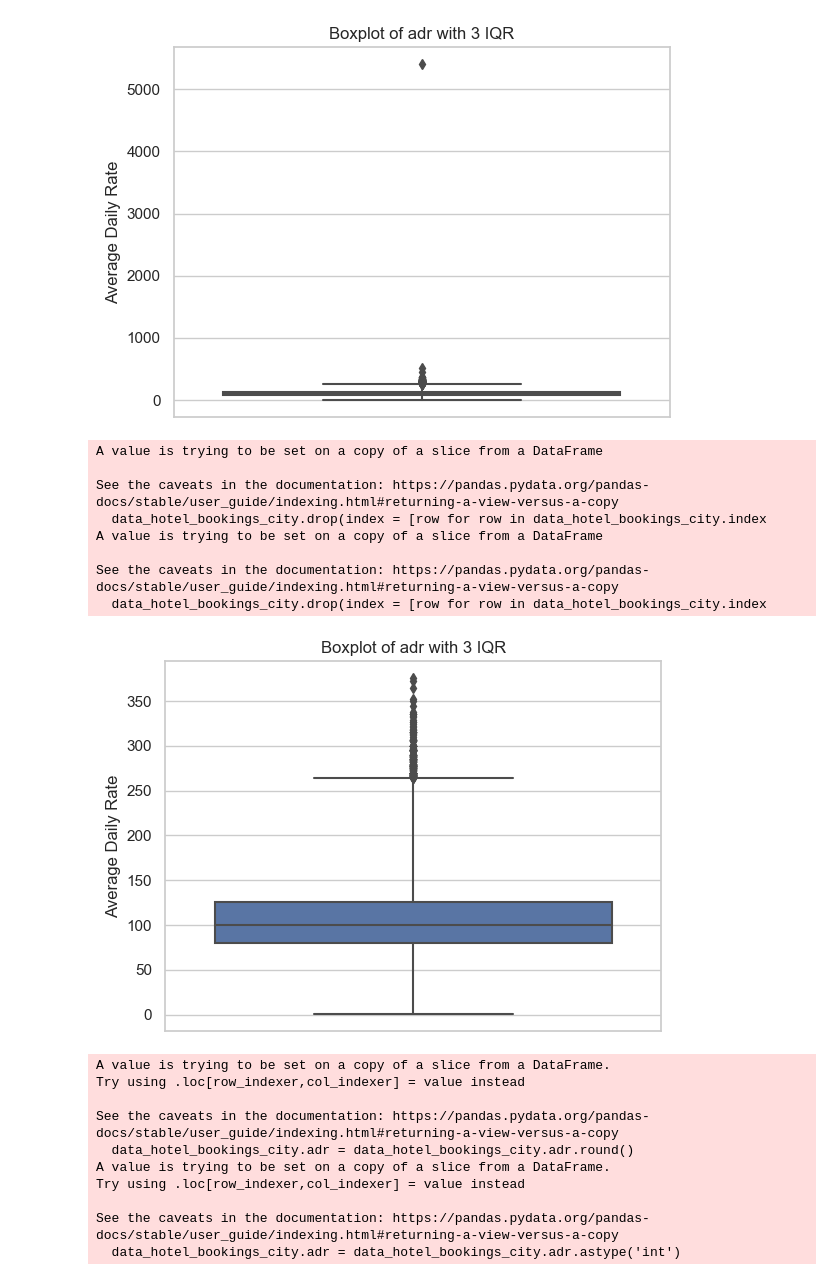
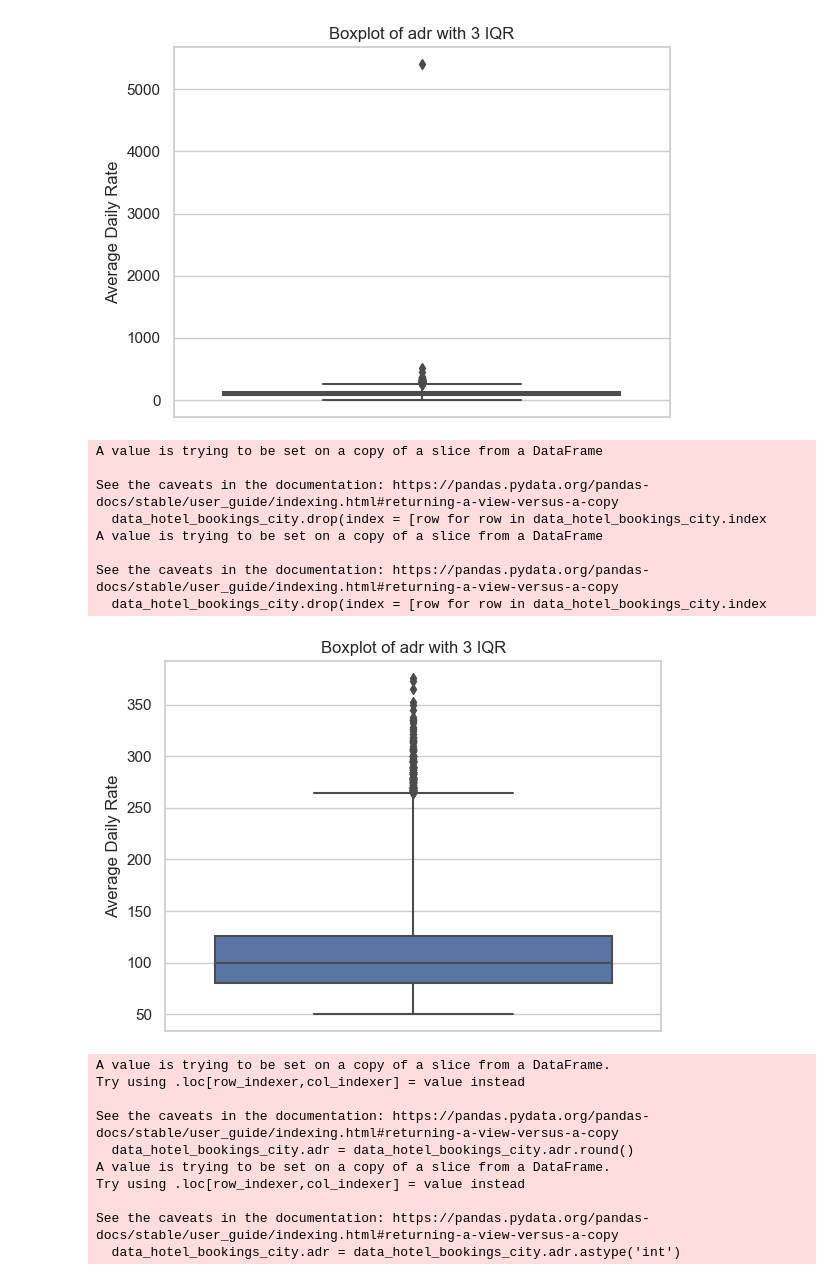
Before and after one commit to brandonmanggo/IS3107_G2, a Jupyter notebook: Dashboard/Models/model_price.ipynb, the cells around one changed output. Drawn from its saved outputs; the diff is of its cells as text; code cells hidden in the pictures.

```diff
--- a/Dashboard/Models/model_price.ipynb
+++ b/Dashboard/Models/model_price.ipynb
@@ -161,7 +159,7 @@ data_hotel_bookings_city = data_hotel_bookings.loc[data_hotel_bookings["hotel"]
 data_hotel_bookings_city.drop(['hotel', 'arrival_date_week_number', 'babies', 'country', 'distribution_channel',
                                'assigned_room_type', 'booking_changes', 'deposit_type', 'agent', 'company', 'is_canceled',
                                'days_in_waiting_list', 'customer_type', 'reservation_status', 'reservation_status_date',
-                               'arrival_date_year', 'arrival_date_day_of_month'],
+                               'arrival_date_day_of_month'],
                               axis = 1, inplace = True)
 
 print(data_hotel_bookings_city.dtypes)
@@ -199,27 +198,27 @@ plt.show()
 # %%
 # Further Cleaning Data for adr
 data_hotel_bookings_city.drop(index = [row for row in data_hotel_bookings_city.index
                                            if 400 < data_hotel_bookings_city.loc[row, 'adr']],
                                       inplace = True)
 data_hotel_bookings_city.drop(index = [row for row in data_hotel_bookings_city.index
-                                            if 0 >= data_hotel_bookings_city.loc[row, 'adr']],
+                                            if 50 >= data_hotel_bookings_city.loc[row, 'adr']],
                                       inplace = True)
 
 # Visualising Box Again
 adr_cleaned_box = sns.boxplot(y = data_hotel_bookings_city["adr"], whis=3.0)
 adr_cleaned_box.set(ylabel = "Average Daily Rate",
                  title = "Boxplot of adr with 3 IQR")
 plt.show()
 # %% [output]
 A value is trying to be set on a copy of a slice from a DataFrame
 
 See the caveats in the documentation: https://pandas.pydata.org/pandas-docs/stable/user_guide/indexing.html#returning-a-view-versus-a-copy
   data_hotel_bookings_city.drop(index = [row for row in data_hotel_bookings_city.index
 A value is trying to be set on a copy of a slice from a DataFrame
 
 See the caveats in the documentation: https://pandas.pydata.org/pandas-docs/stable/user_guide/indexing.html#returning-a-view-versus-a-copy
   data_hotel_bookings_city.drop(index = [row for row in data_hotel_bookings_city.index
-[figure, old version]
+[figure, new version]
 # %%
 # Rounding adr to nearest integer and convert to int
 data_hotel_bookings_city.adr = data_hotel_bookings_city.adr.round()
```
Also changed, not shown: parts of 34 cells of this notebook, 1 other file.
